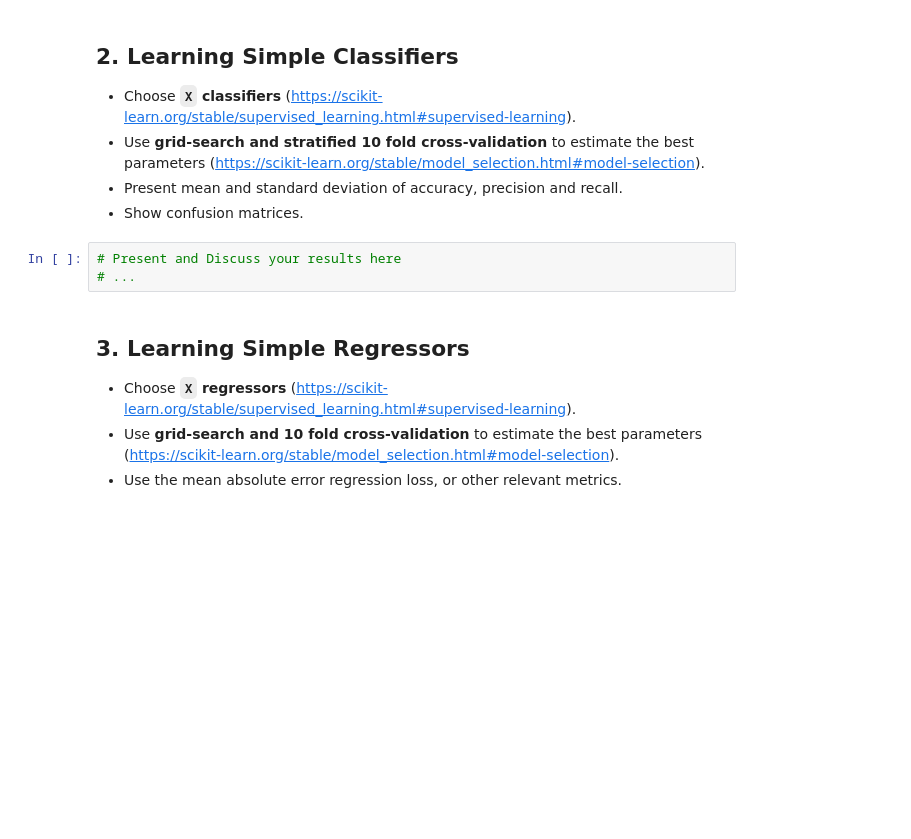
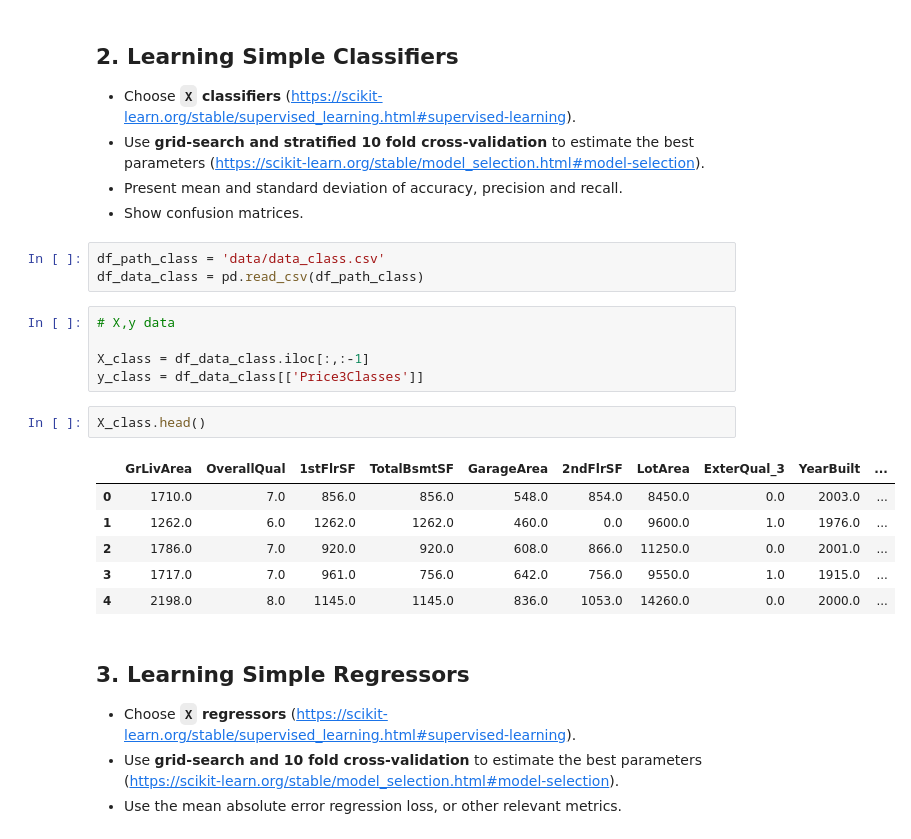
Before and after one commit to Gustavo-SF/House-Prices-Kaggle, a Jupyter notebook: PD_201920_Project3.ipynb, the cells around one changed output. Saved outputs shown, nothing was run; the diff lists cells and outputs as text; blank space fills up the shorter version.

Commit message:
Save and Load data

```diff
--- a/PD_201920_Project3.ipynb
+++ b/PD_201920_Project3.ipynb
@@ -501,9 +511,23 @@ df_y_reg = df_data_reg['SalePrice']
 * Use **grid-search and stratified 10 fold cross-validation** to estimate the best parameters (https://scikit-learn.org/stable/model_selection.html#model-selection).
 * Present mean and standard deviation of accuracy, precision and recall.
 * Show confusion matrices.
-# %%
-# Present and Discuss your results here
-# ...
+# %%
+df_path_class = 'data/data_class.csv'
+df_data_class = pd.read_csv(df_path_class)
+# %%
+# X,y data
+
+X_class = df_data_class.iloc[:,:-1]
+y_class = df_data_class[['Price3Classes']]
+# %%
+X_class.head()
+# %% [output]
+|  | GrLivArea | OverallQual | 1stFlrSF | TotalBsmtSF | GarageArea | 2ndFlrSF | LotArea | ExterQual_3 | YearBuilt | ... |
+| 0 | 1710.0 | 7.0 | 856.0 | 856.0 | 548.0 | 854.0 | 8450.0 | 0.0 | 2003.0 | ... |
+| 1 | 1262.0 | 6.0 | 1262.0 | 1262.0 | 460.0 | 0.0 | 9600.0 | 1.0 | 1976.0 | ... |
+| 2 | 1786.0 | 7.0 | 920.0 | 920.0 | 608.0 | 866.0 | 11250.0 | 0.0 | 2001.0 | ... |
+| 3 | 1717.0 | 7.0 | 961.0 | 756.0 | 642.0 | 756.0 | 9550.0 | 1.0 | 1915.0 | ... |
+| 4 | 2198.0 | 8.0 | 1145.0 | 1145.0 | 836.0 | 1053.0 | 14260.0 | 0.0 | 2000.0 | ... |
 # %% [markdown]
 ## 3. Learning Simple Regressors
 
```
Also changed, not shown: parts of 5 cells of this notebook, 2 other files.
